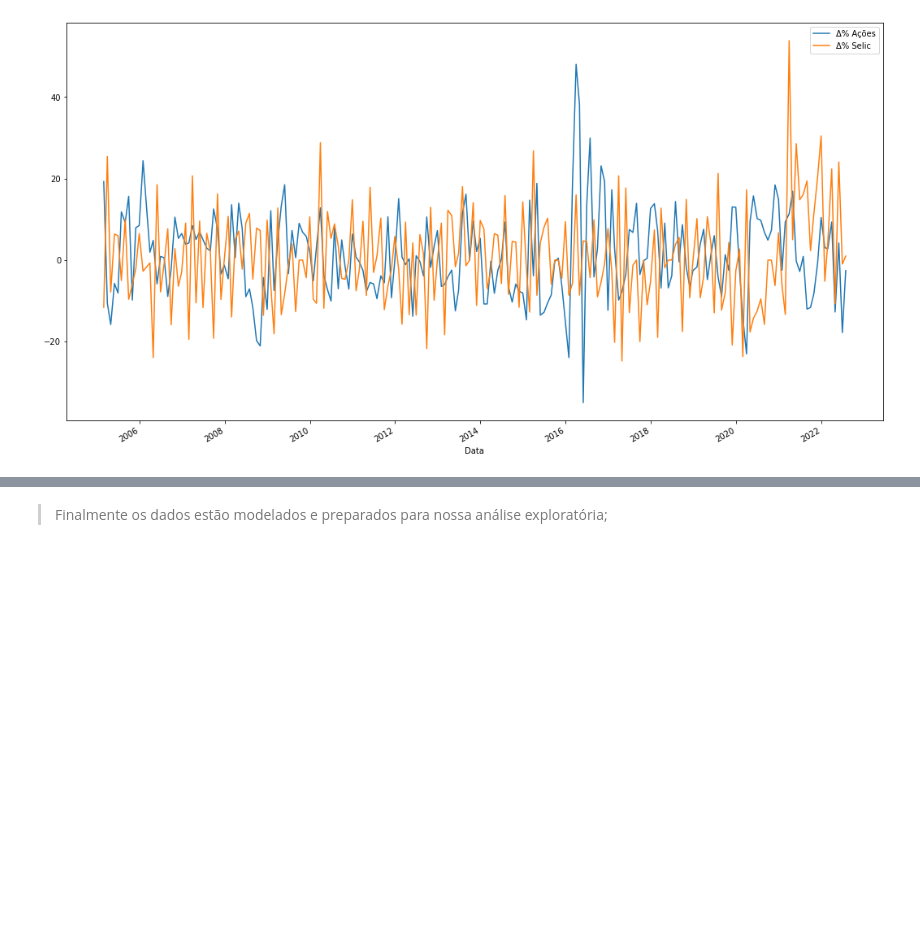
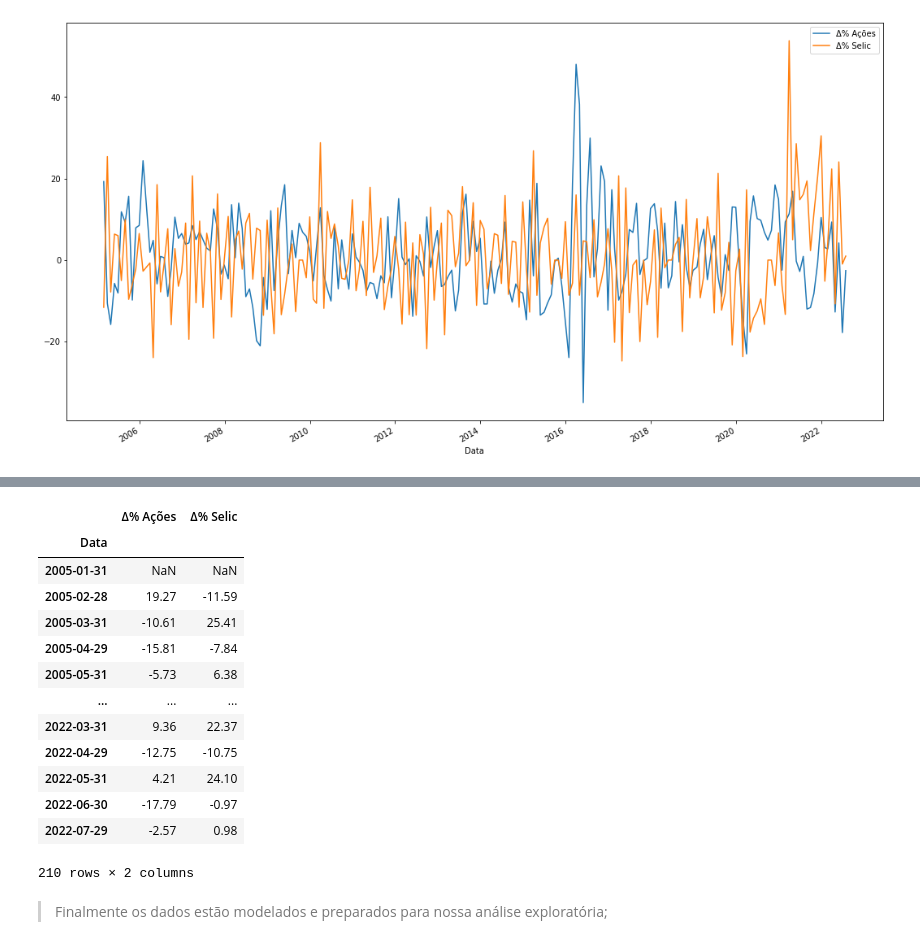
Before and after one commit to kauebr/Insights, a Jupyter notebook: Setor Siderúrgico Nacional/2 Entrega - Cliclo 2/Passo 06 - Análise exploratória/Jupyter Notebooks/Analise exploratória.ipynb, the cells around one changed output, grey strips where cells are left out. Cells and saved outputs as stored; diff of their text form; code cells hidden in the pictures; blank space fills up the shorter version.

```diff
--- a/Setor Siderúrgico Nacional/2 Entrega - Cliclo 2/Passo 06 - Análise exploratória/Jupyter Notebooks/Analise exploratória.ipynb
+++ b/Setor Siderúrgico Nacional/2 Entrega - Cliclo 2/Passo 06 - Análise exploratória/Jupyter Notebooks/Analise exploratória.ipynb
@@ -198,3 +181,20 @@ dfx.groupby(pd.Grouper(key='Data', freq='Y')).sum()
+# %%
+df_var
+# %% [output]
+|  | Δ% Ações | Δ% Selic |
+| Data |  |  |
+| 2005-01-31 | NaN | NaN |
+| 2005-02-28 | 19.27 | -11.59 |
+| 2005-03-31 | -10.61 | 25.41 |
+| 2005-04-29 | -15.81 | -7.84 |
+| 2005-05-31 | -5.73 | 6.38 |
+| ... | ... | ... |
+| 2022-03-31 | 9.36 | 22.37 |
+| 2022-04-29 | -12.75 | -10.75 |
+| 2022-05-31 | 4.21 | 24.10 |
+| 2022-06-30 | -17.79 | -0.97 |
+| 2022-07-29 | -2.57 | 0.98 |
+210 rows × 2 columns
 # %% [markdown]
 > Finalmente os dados estão modelados e preparados para nossa análise exploratória;
 # %% [markdown]
```
Also changed, not shown: parts of 1 cell of this notebook.
